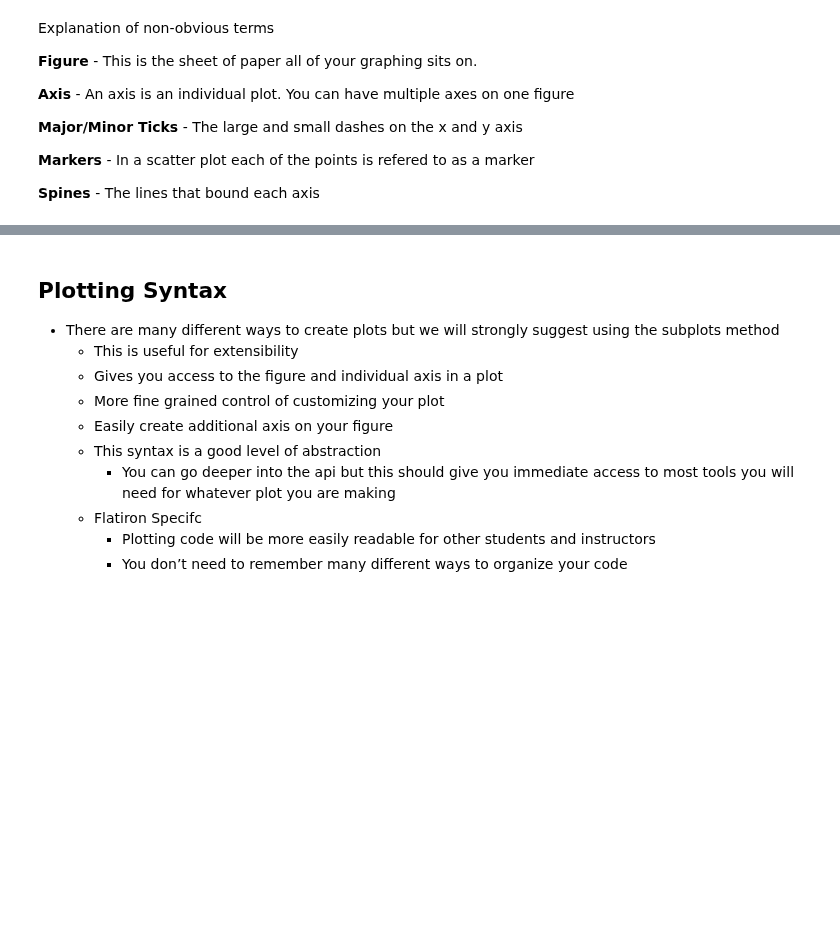
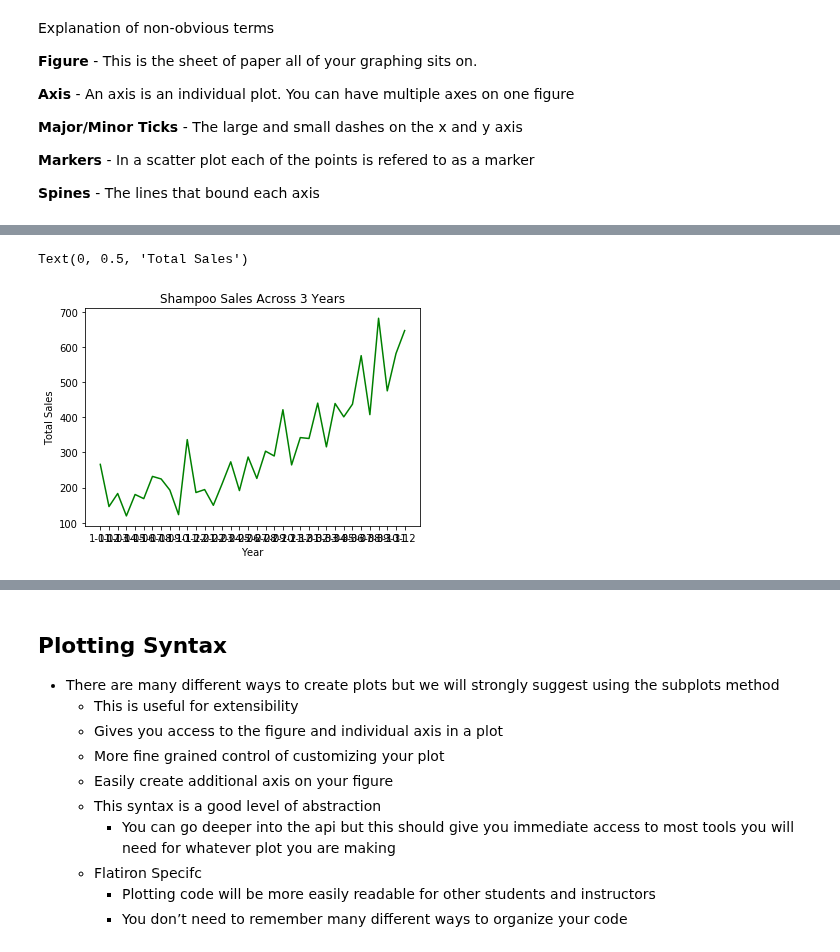
Before and after one commit to lecritch/data_viz_chi_sea_ds_051120, a Jupyter notebook: matplotlib.ipynb, the cells around one changed output, grey strips where cells are left out. Cells and saved outputs as stored; diff of their text form; code cells hidden in the pictures; blank space fills up the shorter version.

```diff
--- a/matplotlib.ipynb
+++ b/matplotlib.ipynb
@@ -282,0 +200,8 @@ __Spines__ - The lines that bound each axis
+# %%
+import pandas as pd
+import matplotlib.pyplot as plt
+
+shampoo = pd.read_csv('data/sales-of-shampoo-over-a-three-ye.csv')[:-1]
+
+
+shampoo
@@ -282,0 +226,8 @@ __Spines__ - The lines that bound each axis
+# %%
+plt.plot(shampoo.Month, shampoo.iloc[:,1], color='g')
+plt.title('Shampoo Sales Across 3 Years')
+plt.xlabel('Year')
+plt.ylabel('Total Sales')
+# %% [output]
+Text(0, 0.5, 'Total Sales')
+[figure, added]
```
Also changed, not shown: parts of 68 cells of this notebook, 2 other files.
